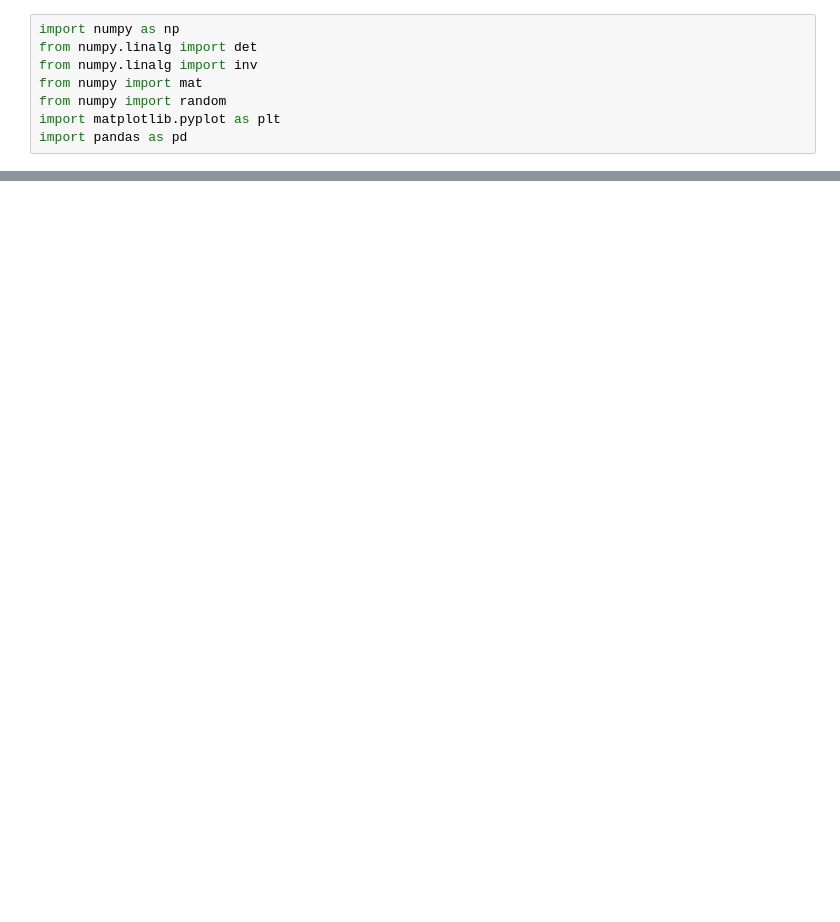
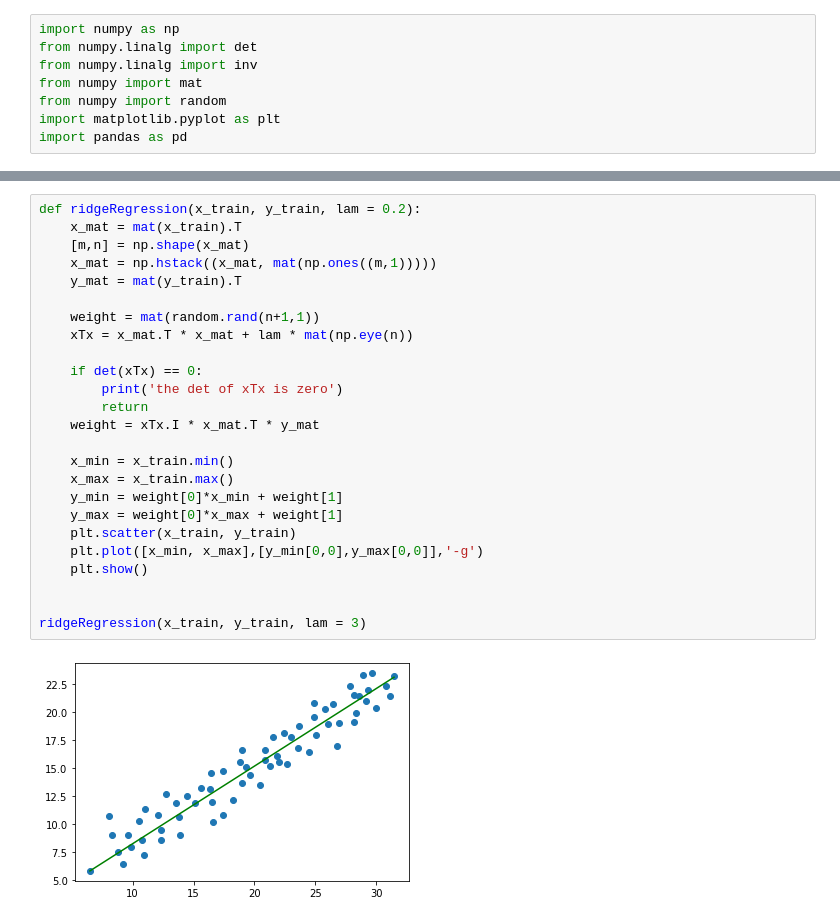
Before and after one commit to YYingH/ISLR_Python, a Jupyter notebook: Linear Regression.ipynb, the cells around one changed output, grey strips where cells are left out. Cells and saved outputs as stored; diff of their text form; blank space fills up the shorter version.

Commit message:
Regression Lgorithm Finished

```diff
--- a/Linear Regression.ipynb
+++ b/Linear Regression.ipynb
@@ -55,0 +55,27 @@ import pandas as pd
+# %%
+def ridgeRegression(x_train, y_train, lam = 0.2):
+    x_mat = mat(x_train).T
+    [m,n] = np.shape(x_mat)
+    x_mat = np.hstack((x_mat, mat(np.ones((m,1)))))
+    y_mat = mat(y_train).T
+
+    weight = mat(random.rand(n+1,1))
+    xTx = x_mat.T * x_mat + lam * mat(np.eye(n))
+
+    if det(xTx) == 0:
+        print('the det of xTx is zero')
+        return
+    weight = xTx.I * x_mat.T * y_mat
+
+    x_min = x_train.min()
+    x_max = x_train.max()
+    y_min = weight[0]*x_min + weight[1]
+    y_max = weight[0]*x_max + weight[1]
+    plt.scatter(x_train, y_train)
+    plt.plot([x_min, x_max],[y_min[0,0],y_max[0,0]],'-g')
+    plt.show()
+
+
+ridgeRegression(x_train, y_train, lam = 3)
+# %% [output]
+[figure, added]
```
Also changed, not shown: parts of 11 cells of this notebook.
